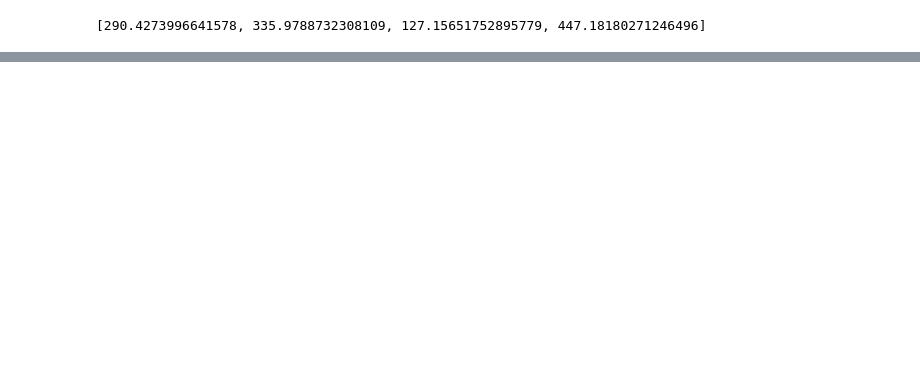
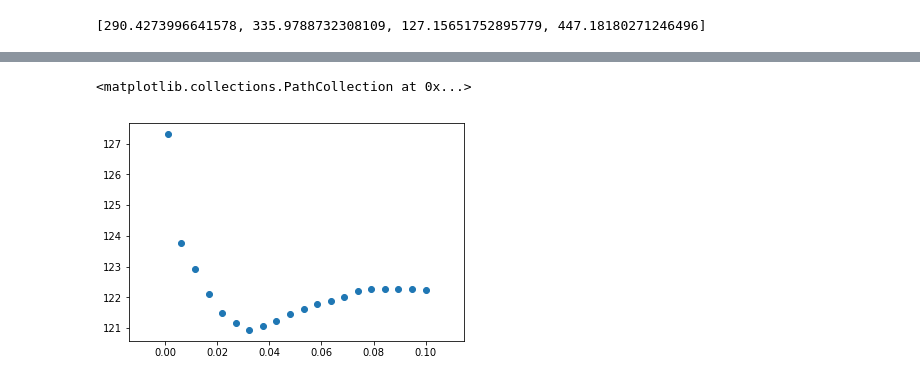
Before and after one commit to i-newton/gp_oil, a Jupyter notebook: src/oil contest.ipynb, the cells around one changed output, grey strips where cells are left out. Drawn from its saved outputs; the diff is of its cells as text; code cells hidden in the pictures; blank space fills up the shorter version.

```diff
--- a/src/oil contest.ipynb
+++ b/src/oil contest.ipynb
@@ -275,6 +247,6 @@ def transform_cats_to_labels(train_cat, test_cat):
 # %%
 def cat_transform_pipeline(train, test):
-    return transform_cats_to_labels(train, test)
+    return get_one_hot(train, test)
 # %%
 def text_trasnsform_pipeline(train, test):
     if "Причина простоя" in train.columns:
@@ -481,12 +470,12 @@ def transform_with_max_corr(train, test, y):
     return train, test
 # %%
 def transform_target(target):
-    return target.apply(np.log1p)
+    return target
 # %%
-def get_clean_data(train, test):
+def get_clean_data(train, test, cut=True):
     train, test, y_train  = common_data_pipeline(train, test)
-    train_group, train_cont, train_dat, train_cat, train_text = split_continious_date_categorical_text(train)
-    test_group, test_cont, test_dat, test_cat, test_text = split_continious_date_categorical_text(test)
+    train_group, train_cont, train_dat, train_cat, train_text, train_coords = split_continious_date_categorical_text(train)
+    test_group, test_cont, test_dat, test_cat, test_text, test_coords = split_continious_date_categorical_text(test)
     train_dat_cont, test_dat_cont, train_dat_cat, test_dat_cat = dates_transform_pipeline(
         train_dat, test_dat, train_group)
     train_text, test_text = text_trasnsform_pipeline(train_text, test_text)
@@ -500,15 +489,16 @@ def get_clean_data(train, test):
     test_cont = pd.concat([test_cont, test_dat_cont], axis = 1)
     train_cont, test_cont = cont_transform_pipeline(train_cont, test_cont)
 
-    train_cat, test_cat, train_cat_oh, test_cat_oh = cat_transform_pipeline(train_cat, test_cat)
+    train_cat_oh, test_cat_oh = cat_transform_pipeline(train_cat, test_cat)
     train_cont = pd.concat([train_cont, train_cat_oh], axis = 1)
     test_cont = pd.concat([test_cont, test_cat_oh], axis=1)
 
-    train_cont, train_group, train_cat, y_train = clean_non_targeted([train_cont, train_group, train_cat], y_train, train_dat_cat)
+    if cut:
+        train_cont, train_group, train_cat, y_train = clean_non_targeted([train_cont, train_group, train_cat], y_train, train_dat_cat["pos_number"])
     y_train  = transform_target(y_train)
     # merge cont into cat to get better result
-    train_cat_preds, test_cat_preds = get_preds_for_cats(pd.concat([train_cat, train_cont], axis=1),
-                                                         pd.concat([test_cat, test_cont], axis=1),
-                                                         y_train,
-                                                        cat_features = list(range(len(train_cat.columns))))
-    return train_cont, y_train, test_cont, train_group, train_cat_preds, test_cat_preds
+    #train_cat_preds, test_cat_preds = get_preds_for_cats(pd.concat([train_cat, train_cont], axis=1),
+    #                                                     pd.concat([test_cat, test_cont], axis=1),
+    #                                                     y_train,
+    #                                                    cat_features = list(range(len(train_cat.columns))))
+    return train_cont, y_train, test_cont, train_group, train_dat_cat
@@ -1312,0 +791,2 @@ Name: Добыча растворенного газа, м3, dtype: object
+# %%
+X_train, y_train, X_test, group = get_clean_data(get_train(),get_test())
@@ -1312,0 +805,10 @@ Name: Добыча растворенного газа, м3, dtype: object
+# %%
+
+scores =[]
+for a in np.linspace(0.001, 0.1, 20):
+    scores.append(np.mean(-cross_val_score(Lasso(alpha=a),X_train, y_train, n_jobs=-1,
+                                   scoring="neg_mean_absolute_error", cv=get_fold())))
+plt.scatter(np.linspace(0.001, 0.1, 20),scores)
+# %% [output]
+<matplotlib.collections.PathCollection at 0x...>
+[figure, added]
```
Also changed, not shown: parts of 91 cells of this notebook, 1 other file.
